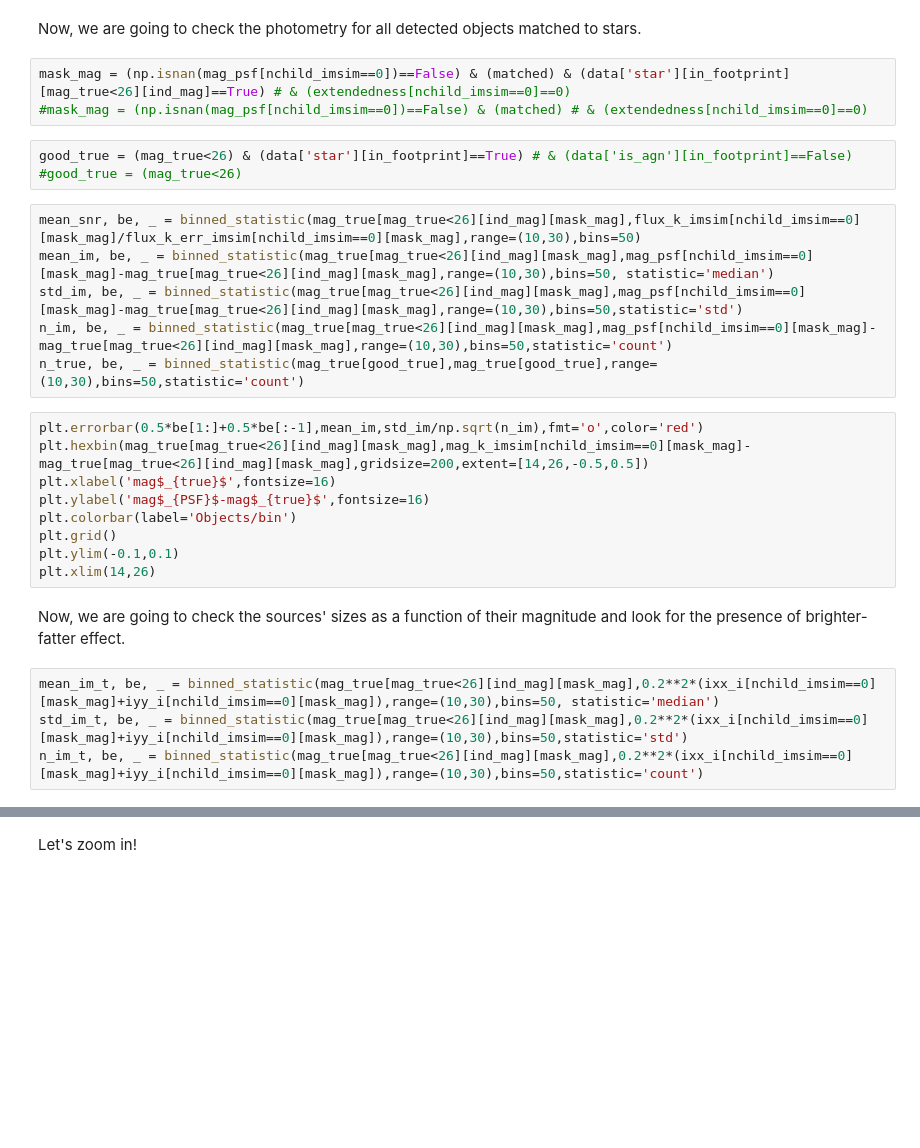
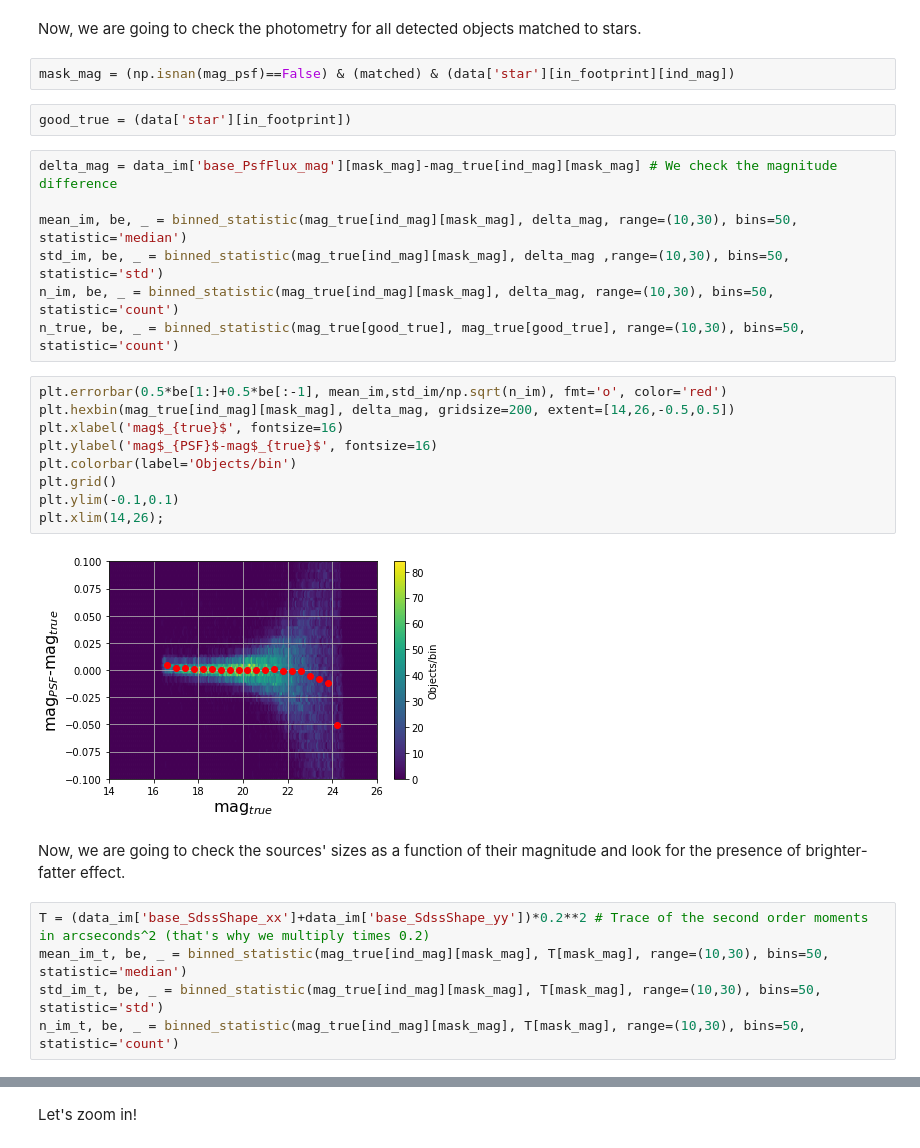
Before and after one commit to LSSTDESC/DC2-analysis, a Jupyter notebook: validation/DC2_calexp_src_validation_1p2.ipynb, the cells around one changed output, grey strips where cells are left out. Drawn from its saved outputs; the diff is of its cells as text; blank space fills up the shorter version.

```diff
--- a/validation/DC2_calexp_src_validation_1p2.ipynb
+++ b/validation/DC2_calexp_src_validation_1p2.ipynb
@@ -375,30 +242,32 @@ plt.legend(loc='best')
 # %% [markdown]
 Now, we are going to check the photometry for all detected objects matched to stars.
 # %%
-mask_mag = (np.isnan(mag_psf[nchild_imsim==0])==False) & (matched) & (data['star'][in_footprint][mag_true<26][ind_mag]==True) # & (extendedness[nchild_imsim==0]==0)
-#mask_mag = (np.isnan(mag_psf[nchild_imsim==0])==False) & (matched) # & (extendedness[nchild_imsim==0]==0)
+mask_mag = (np.isnan(mag_psf)==False) & (matched) & (data['star'][in_footprint][ind_mag])
-# %%
-good_true = (mag_true<26) & (data['star'][in_footprint]==True) # & (data['is_agn'][in_footprint]==False)
-#good_true = (mag_true<26)
+# %%
+good_true = (data['star'][in_footprint])
 # %%
-mean_snr, be, _ = binned_statistic(mag_true[mag_true<26][ind_mag][mask_mag],flux_k_imsim[nchild_imsim==0][mask_mag]/flux_k_err_imsim[nchild_imsim==0][mask_mag],range=(10,30),bins=50)
-mean_im, be, _ = binned_statistic(mag_true[mag_true<26][ind_mag][mask_mag],mag_psf[nchild_imsim==0][mask_mag]-mag_true[mag_true<26][ind_mag][mask_mag],range=(10,30),bins=50, statistic='median')
-std_im, be, _ = binned_statistic(mag_true[mag_true<26][ind_mag][mask_mag],mag_psf[nchild_imsim==0][mask_mag]-mag_true[mag_true<26][ind_mag][mask_mag],range=(10,30),bins=50,statistic='std')
-n_im, be, _ = binned_statistic(mag_true[mag_true<26][ind_mag][mask_mag],mag_psf[nchild_imsim==0][mask_mag]-mag_true[mag_true<26][ind_mag][mask_mag],range=(10,30),bins=50,statistic='count')
-n_true, be, _ = binned_statistic(mag_true[good_true],mag_true[good_true],range=(10,30),bins=50,statistic='count')
+delta_mag = data_im['base_PsfFlux_mag'][mask_mag]-mag_true[ind_mag][mask_mag] # We check the magnitude difference
+
+mean_im, be, _ = binned_statistic(mag_true[ind_mag][mask_mag], delta_mag, range=(10,30), bins=50, statistic='median')
+std_im, be, _ = binned_statistic(mag_true[ind_mag][mask_mag], delta_mag ,range=(10,30), bins=50, statistic='std')
+n_im, be, _ = binned_statistic(mag_true[ind_mag][mask_mag], delta_mag, range=(10,30), bins=50, statistic='count')
+n_true, be, _ = binned_statistic(mag_true[good_true], mag_true[good_true], range=(10,30), bins=50, statistic='count')
 # %%
-plt.errorbar(0.5*be[1:]+0.5*be[:-1],mean_im,std_im/np.sqrt(n_im),fmt='o',color='red')
-plt.hexbin(mag_true[mag_true<26][ind_mag][mask_mag],mag_k_imsim[nchild_imsim==0][mask_mag]-mag_true[mag_true<26][ind_mag][mask_mag],gridsize=200,extent=[14,26,-0.5,0.5])
-plt.xlabel('mag$_{true}$',fontsize=16)
-plt.ylabel('mag$_{PSF}$-mag$_{true}$',fontsize=16)
+plt.errorbar(0.5*be[1:]+0.5*be[:-1], mean_im,std_im/np.sqrt(n_im), fmt='o', color='red')
+plt.hexbin(mag_true[ind_mag][mask_mag], delta_mag, gridsize=200, extent=[14,26,-0.5,0.5])
+plt.xlabel('mag$_{true}$', fontsize=16)
+plt.ylabel('mag$_{PSF}$-mag$_{true}$', fontsize=16)
 plt.colorbar(label='Objects/bin')
 plt.grid()
 plt.ylim(-0.1,0.1)
-plt.xlim(14,26)
+plt.xlim(14,26);
+# %% [output]
+[figure, added]
 # %% [markdown]
 Now, we are going to check the sources' sizes as a function of their magnitude and look for the presence of brighter-fatter effect.
 # %%
-mean_im_t, be, _ = binned_statistic(mag_true[mag_true<26][ind_mag][mask_mag],0.2**2*(ixx_i[nchild_imsim==0][mask_mag]+iyy_i[nchild_imsim==0][mask_mag]),range=(10,30),bins=50, statistic='median')
-std_im_t, be, _ = binned_statistic(mag_true[mag_true<26][ind_mag][mask_mag],0.2**2*(ixx_i[nchild_imsim==0][mask_mag]+iyy_i[nchild_imsim==0][mask_mag]),range=(10,30),bins=50,statistic='std')
-n_im_t, be, _ = binned_statistic(mag_true[mag_true<26][ind_mag][mask_mag],0.2**2*(ixx_i[nchild_imsim==0][mask_mag]+iyy_i[nchild_imsim==0][mask_mag]),range=(10,30),bins=50,statistic='count')
+T = (data_im['base_SdssShape_xx']+data_im['base_SdssShape_yy'])*0.2**2 # Trace of the second order moments in arcseconds^2 (that's why we multiply times 0.2)
+mean_im_t, be, _ = binned_statistic(mag_true[ind_mag][mask_mag], T[mask_mag], range=(10,30), bins=50, statistic='median')
+std_im_t, be, _ = binned_statistic(mag_true[ind_mag][mask_mag], T[mask_mag], range=(10,30), bins=50, statistic='std')
+n_im_t, be, _ = binned_statistic(mag_true[ind_mag][mask_mag], T[mask_mag], range=(10,30), bins=50, statistic='count')
 # %%
```
Also changed, not shown: parts of 69 cells of this notebook.
